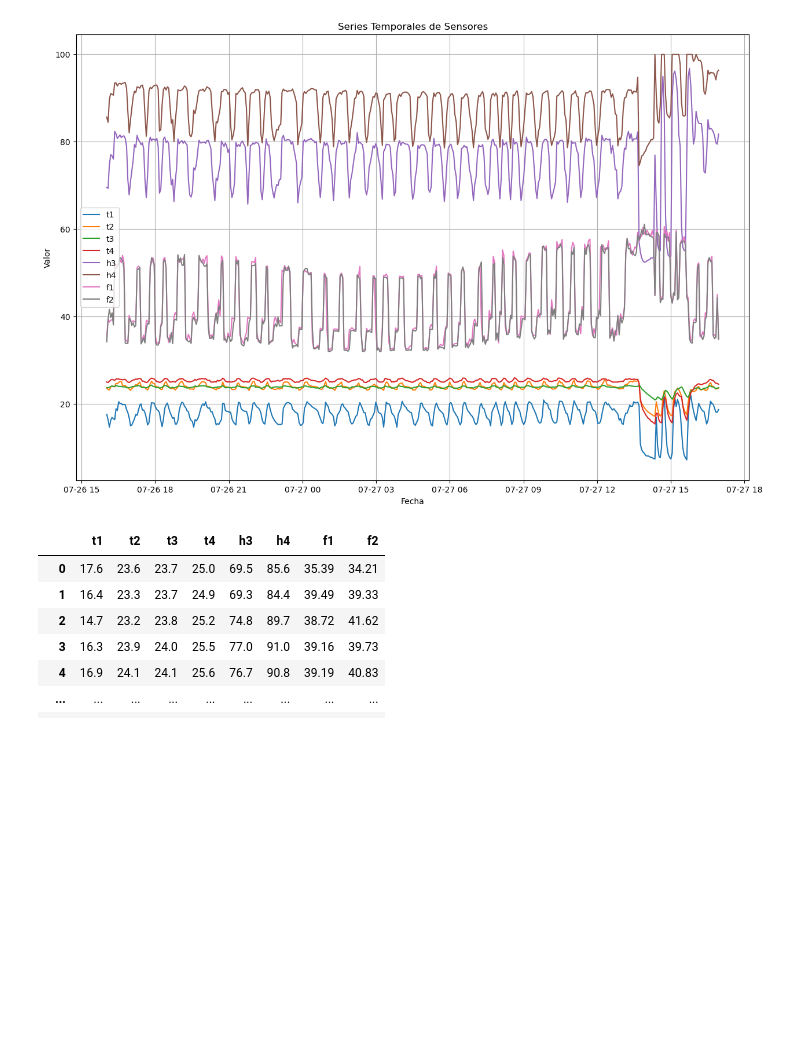
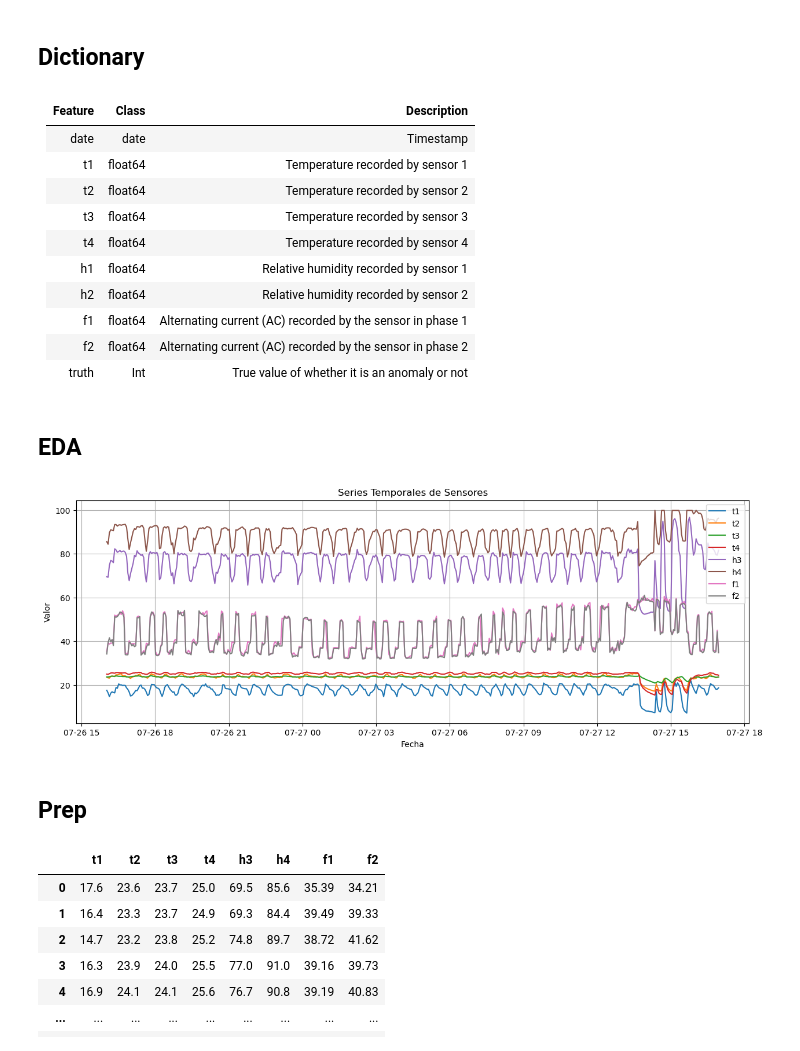
Before and after one commit to UVG2022-TEAM/ad_model, a Jupyter notebook: ad_iot.ipynb, the cells around one changed output. Saved outputs shown, nothing was run; the diff lists cells and outputs as text; code cells hidden in the pictures; blank space fills up the shorter version.

```diff
--- a/ad_iot.ipynb
+++ b/ad_iot.ipynb
@@ -7,6 +27,6 @@ from joblib import dump, load
 # %%
 # Read the CSV file and select only the desired columns
-cols_to_read = ['date', 't1', 't2', 't3', 't4', 'h3', 'h4', 'f1', 'f2']
+cols_to_read = ['date', 't1', 't2', 't3', 't4', 'h3', 'h4', 'f1', 'f2', 'truth']
 data = pd.read_csv('parroquia.csv', usecols=cols_to_read, parse_dates=['date'])
 # %%
 data.shape
@@ -25,14 +45,33 @@ print(data.head())
+# %% [markdown]
+## Dictionary
+# %% [markdown]
+| Feature | Class   | Description                                                |
+|---------|---------|------------------------------------------------------------|
+| date    | date    | Timestamp                                                  |
+| t1      | float64 | Temperature recorded by sensor 1                           |
+| t2      | float64 | Temperature recorded by sensor 2                           |
+| t3      | float64 | Temperature recorded by sensor 3                           |
+| t4      | float64 | Temperature recorded by sensor 4                           |
+| h1      | float64 | Relative humidity recorded by sensor 1                     |
+| h2      | float64 | Relative humidity recorded by sensor 2                     |
+| f1      | float64 | Alternating current (AC) recorded by the sensor in phase 1 |
+| f2      | float64 | Alternating current (AC) recorded by the sensor in phase 2 |
+| truth   | Int     | True value of whether it is an anomaly or not              |
+# %% [markdown]
+## EDA
 # %%
-plt.figure(figsize=(15, 10))
-for column in data.columns[1:]:
+plt.figure(figsize=(15, 5))
+for column in data.columns[1:9]:
     plt.plot(data['date'], data[column], label=column)
 plt.legend()
 plt.title('Series Temporales de Sensores')
 plt.xlabel('Fecha')
 plt.ylabel('Valor')
 plt.grid(True)
 plt.show()
 # %% [output]
-[figure, old version]
+[figure, new version]
+# %% [markdown]
+## Prep
 # %%
 # Drop the 'date' column as it's not needed for model training
```
Also changed, not shown: parts of 15 cells of this notebook, 2 other files.
